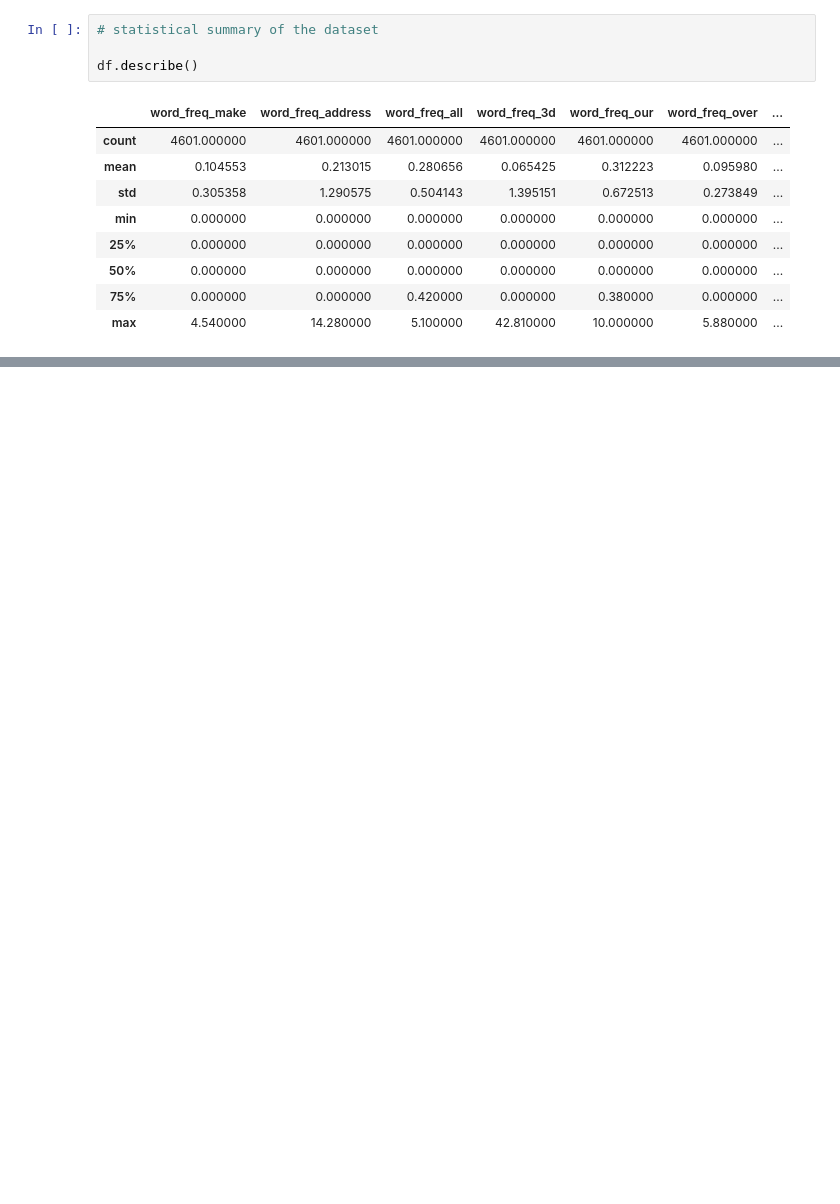
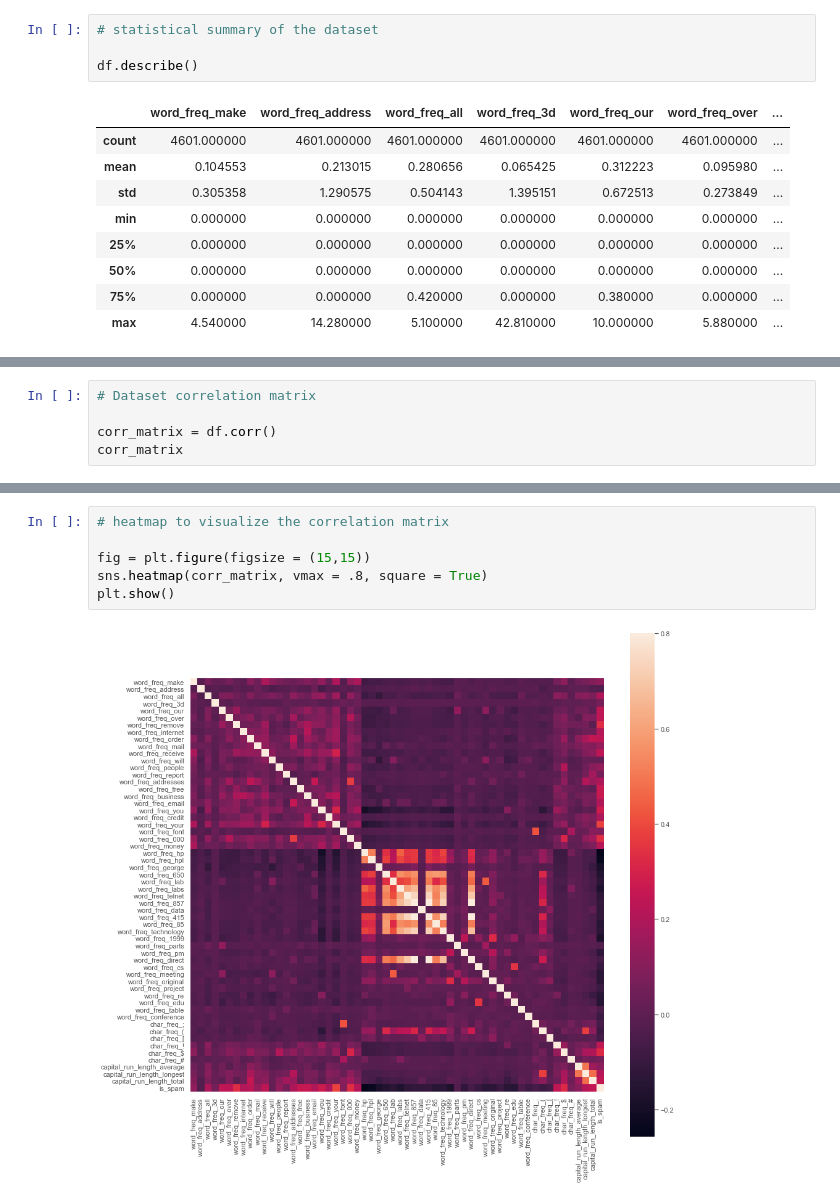
Before and after one commit to Aline-Menezes-Silva/CCT_L8_HDip-in-Data-Analytics, a Jupyter notebook: CA1_HDIP_DPrep_FT-SB_V4_Aline.ipynb, the cells around one changed output, grey strips where cells are left out. Drawn from its saved outputs; the diff is of its cells as text; blank space fills up the shorter version.

```diff
--- a/CA1_HDIP_DPrep_FT-SB_V4_Aline.ipynb
+++ b/CA1_HDIP_DPrep_FT-SB_V4_Aline.ipynb
@@ -370,0 +426,5 @@ The maximum values reveal instances of high word frequencies. For example, word_
+# %%
+# Dataset correlation matrix
+
+corr_matrix = df.corr()
+corr_matrix
@@ -370,0 +449,8 @@ The maximum values reveal instances of high word frequencies. For example, word_
+# %%
+# heatmap to visualize the correlation matrix
+
+fig = plt.figure(figsize = (15,15))
+sns.heatmap(corr_matrix, vmax = .8, square = True)
+plt.show()
+# %% [output]
+[figure, added]
```
Also changed, not shown: parts of 50 cells of this notebook.
